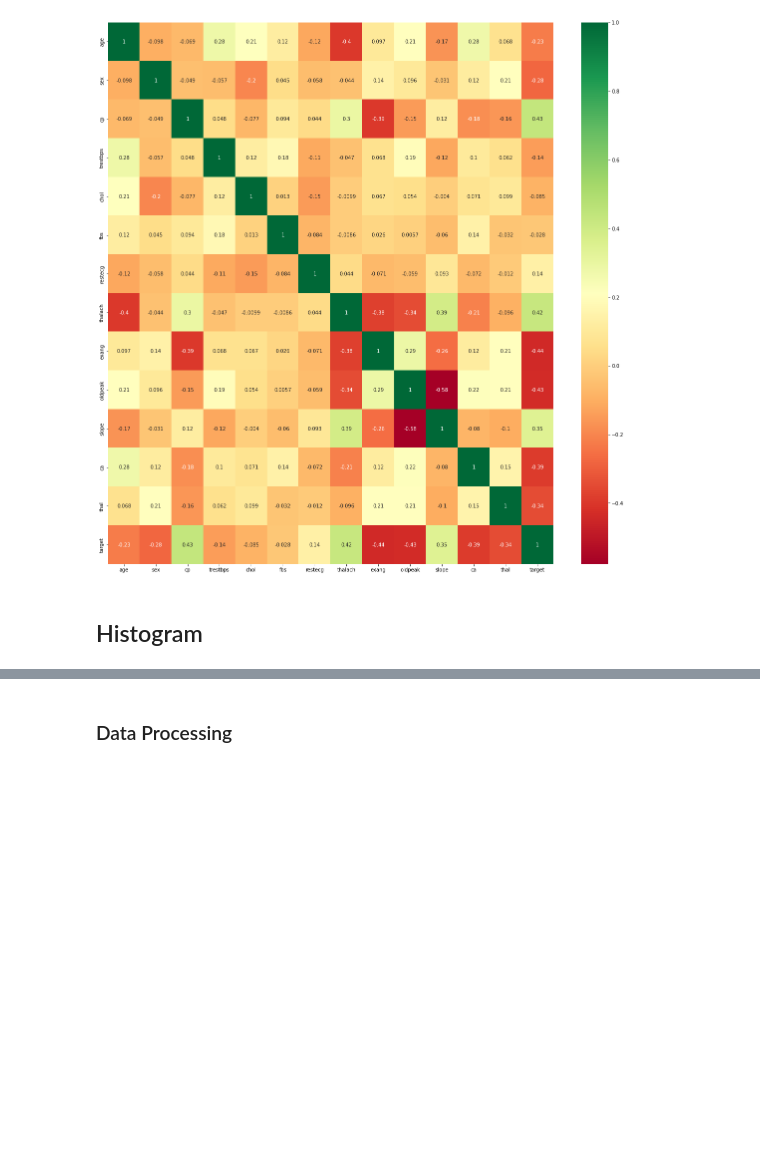
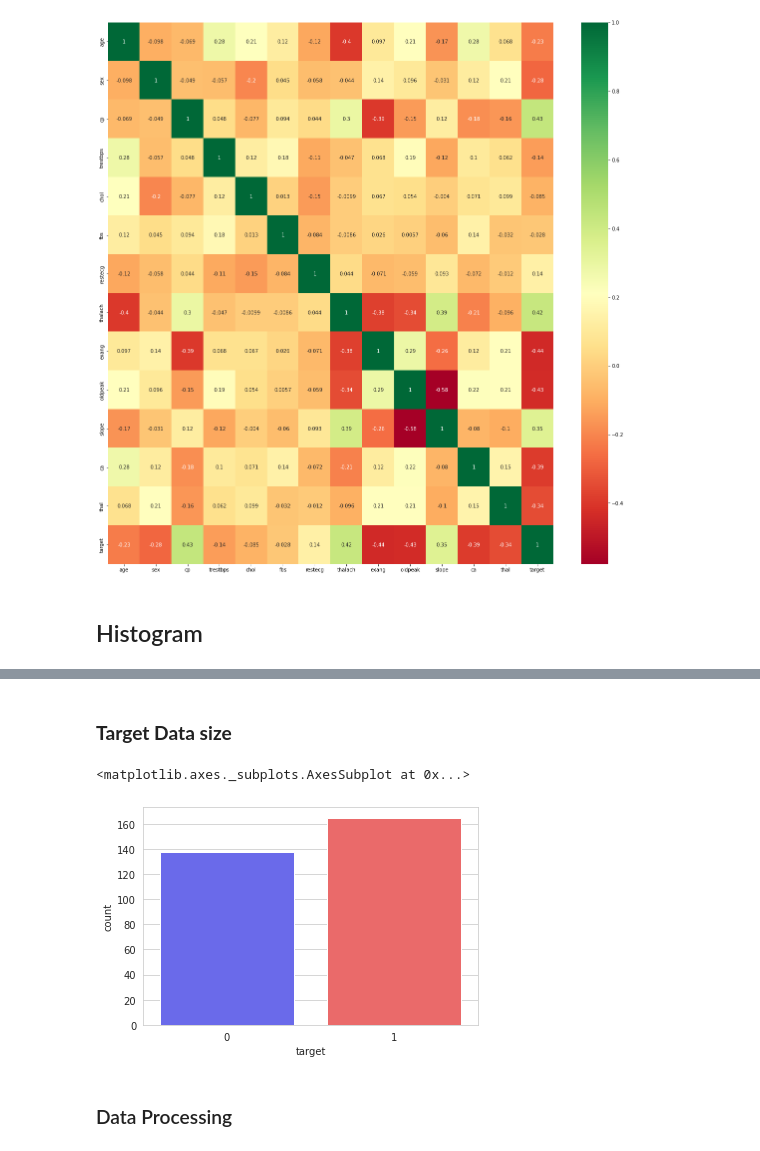
Before and after one commit to Zadak-H/Heart_Attack_Prediction, a Jupyter notebook: Heart_attack_prediction_classification.ipynb, the cells around one changed output, grey strips where cells are left out. Saved outputs shown, nothing was run; the diff lists cells and outputs as text; code cells hidden in the pictures; blank space fills up the shorter version.

```diff
--- a/Heart_attack_prediction_classification.ipynb
+++ b/Heart_attack_prediction_classification.ipynb
@@ -156,3 +156,11 @@ array([[<matplotlib.axes._subplots.AxesSubplot object at 0x...>,
+# %% [markdown]
+### **Target Data size**
+# %%
+sns.set_style('whitegrid')
+sns.countplot(x = 'target', data = heart_data, palette = 'seismic')
+# %% [output]
+<matplotlib.axes._subplots.AxesSubplot at 0x...>
+[figure, added]
 # %% [markdown]
 ### Data Processing
 # %%
```
Also changed, not shown: parts of 28 cells of this notebook.
